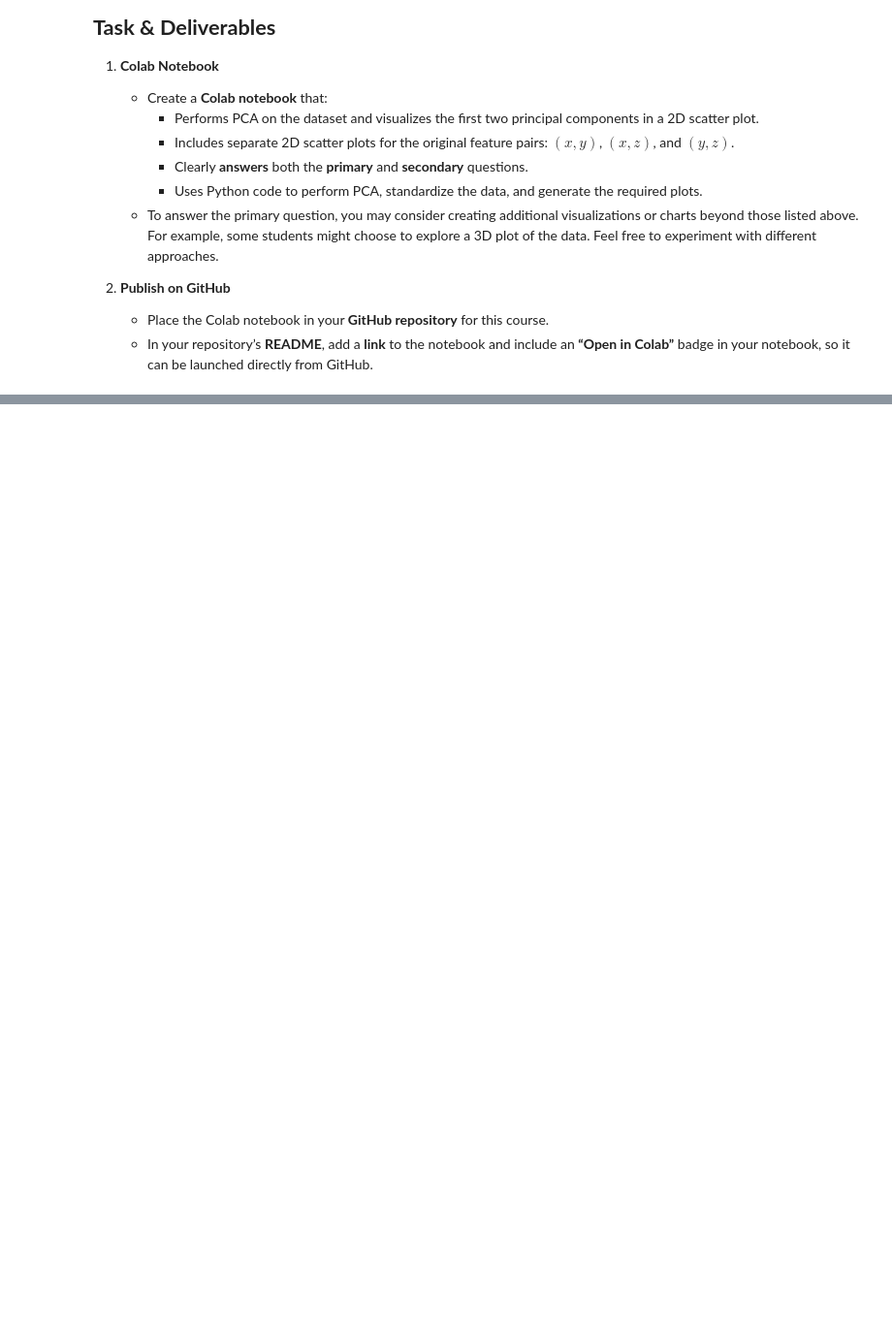
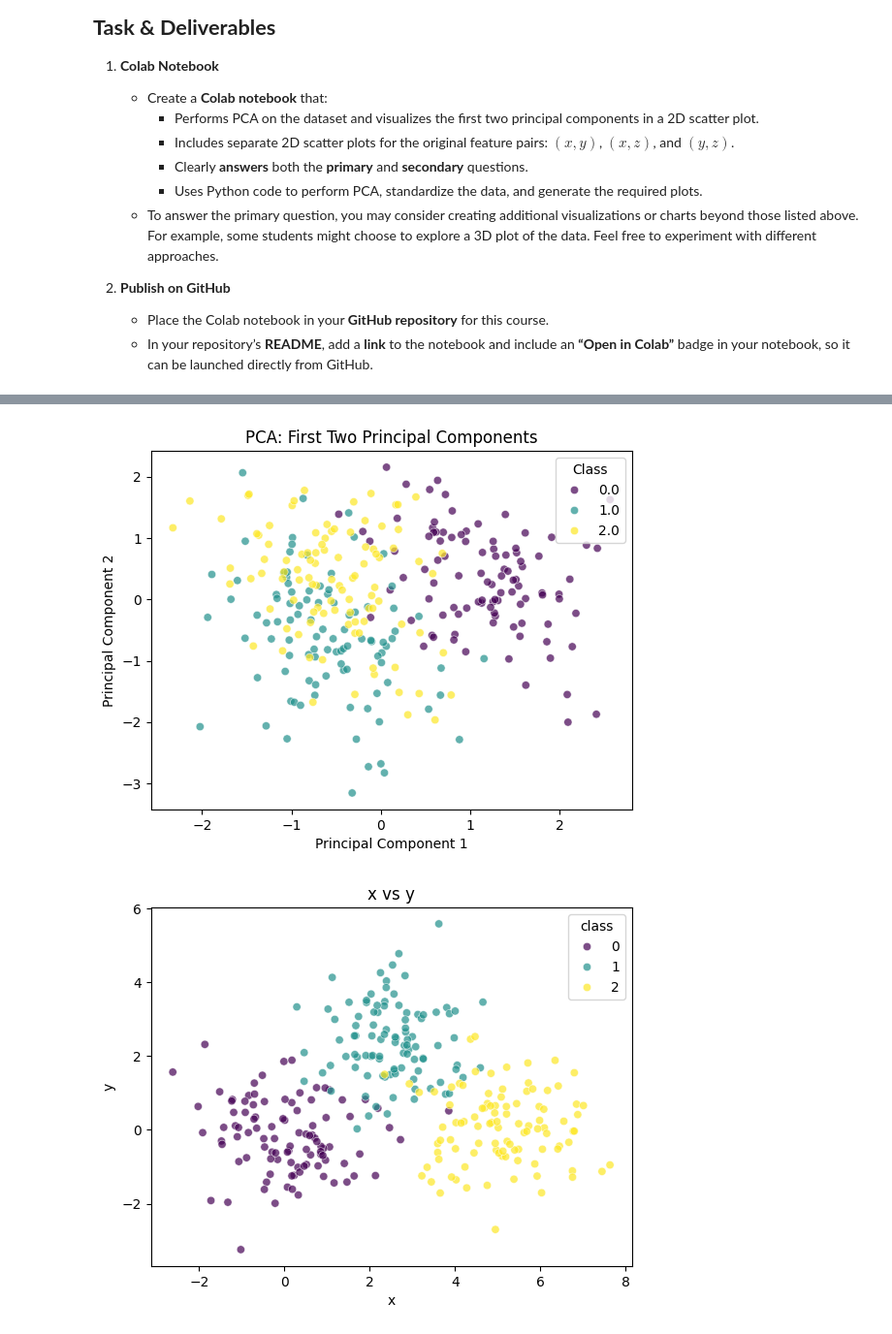
Before and after one commit to MichalSlowakiewicz/Machine-Learning, a Jupyter notebook: Homework1.ipynb, the cells around one changed output, grey strips where cells are left out. Shown: that part at 97% size. Drawn from its saved outputs; the diff is of its cells as text; code cells hidden in the pictures; blank space fills up the shorter version.

```diff
--- a/Homework1.ipynb
+++ b/Homework1.ipynb
@@ -47,0 +56,64 @@ Remember: before applying PCA, **standardize** the data so that each feature has
+# %%
+import csv
+import pandas as pd
+import numpy as np
+import matplotlib.pyplot as plt
+import seaborn as sns
+
+#import data
+df = pd.read_csv('PCA_three_clusters_data.csv')
+
+#prepare data
+data = df.to_numpy()
+X = np.delete(data, 3, 1)
+y = np.delete(data, 0, 1)
+y = np.delete(y, 0, 1)
+y = np.delete(y, 0, 1)
+y = y.T
+
+#normalize X
+X = X - np.mean(X, axis = 0)
+X = X / np.std(X, axis = 0)
+
+#SVD
+U, Sigma, VT = np.linalg.svd(X)
+
+#Sigma -> full diagonal matrix
+Sigma_full = np.zeros((X.shape[0], X.shape[1]))
+np.fill_diagonal(Sigma_full, Sigma)
+
+variance_estimators = (Sigma ** 2) / (X.shape[0] - 1)
+
+XV = U @ Sigma_full
+
+XV2 = np.delete(XV, 2, 1)
+data2 = pd.DataFrame(XV2, columns=['PC1', 'PC2'])
+df2 = pd.DataFrame(y.T, columns=['class'])
+data2['class'] = df2['class']
+
+
+#PC1 vs PC2 plot
+sns.scatterplot(data=data2, x='PC1', y='PC2', hue=data2['class'], palette='viridis', alpha=0.7)
+plt.title("PCA: First Two Principal Components")
+plt.xlabel("Principal Component 1")
+plt.ylabel("Principal Component 2")
+plt.legend(title="Class")
+plt.show()
+
+#x vs y plot
+sns.scatterplot(data=df, x='x', y='y', hue='class', palette='viridis', alpha=0.7)
+plt.title("x vs y")
+plt.show()
+
+#x vs z plot
+sns.scatterplot(data=df, x='x', y='z', hue='class', palette='viridis', alpha=0.7)
+plt.title("x vs z")
+plt.show()
+
+#y vs z plot
+sns.scatterplot(data=df, x='y', y='z', hue='class', palette='viridis', alpha=0.7)
+plt.title("y vs z")
+plt.show()
+# %% [output]
+[figure, added]
+[figure, added]
```
Also changed, not shown: parts of 5 cells of this notebook.
